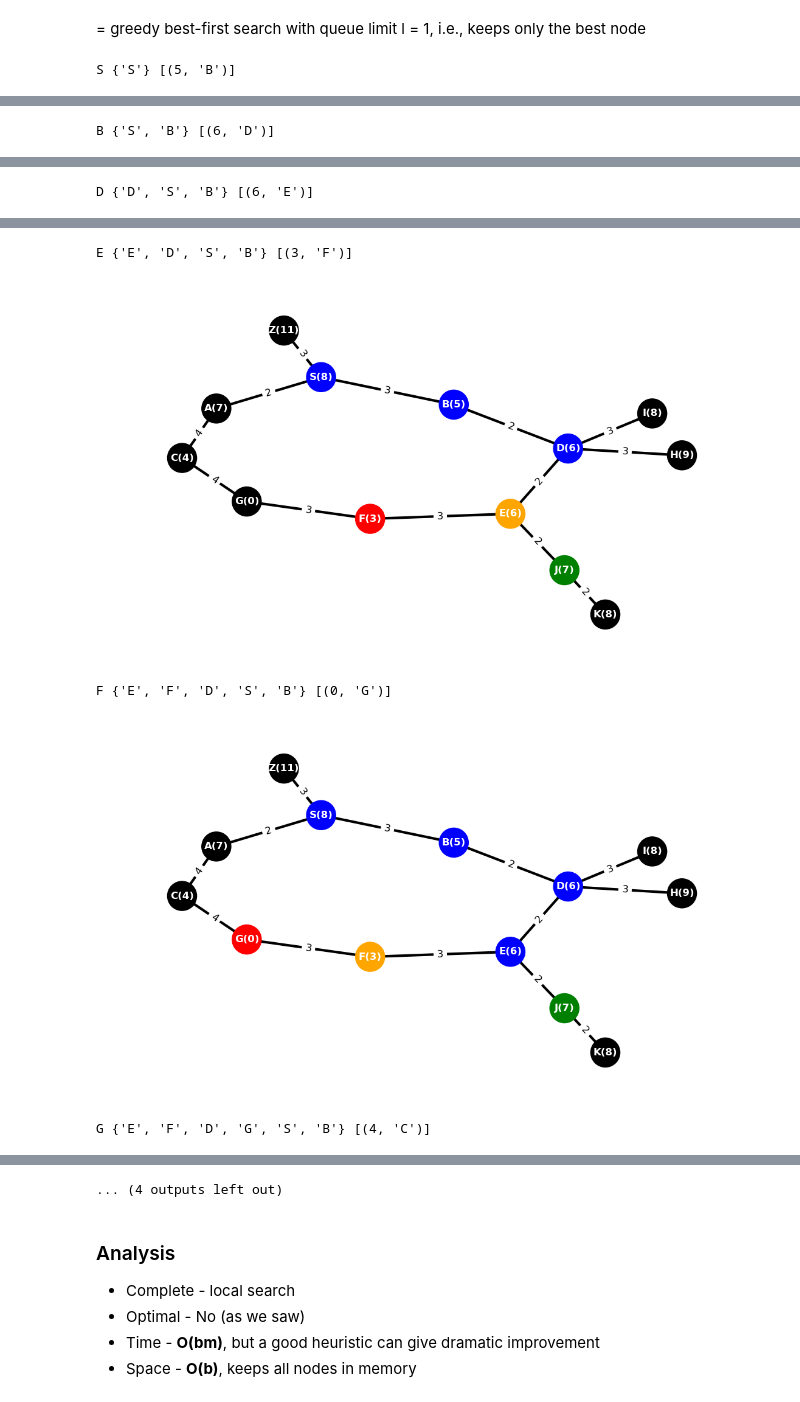
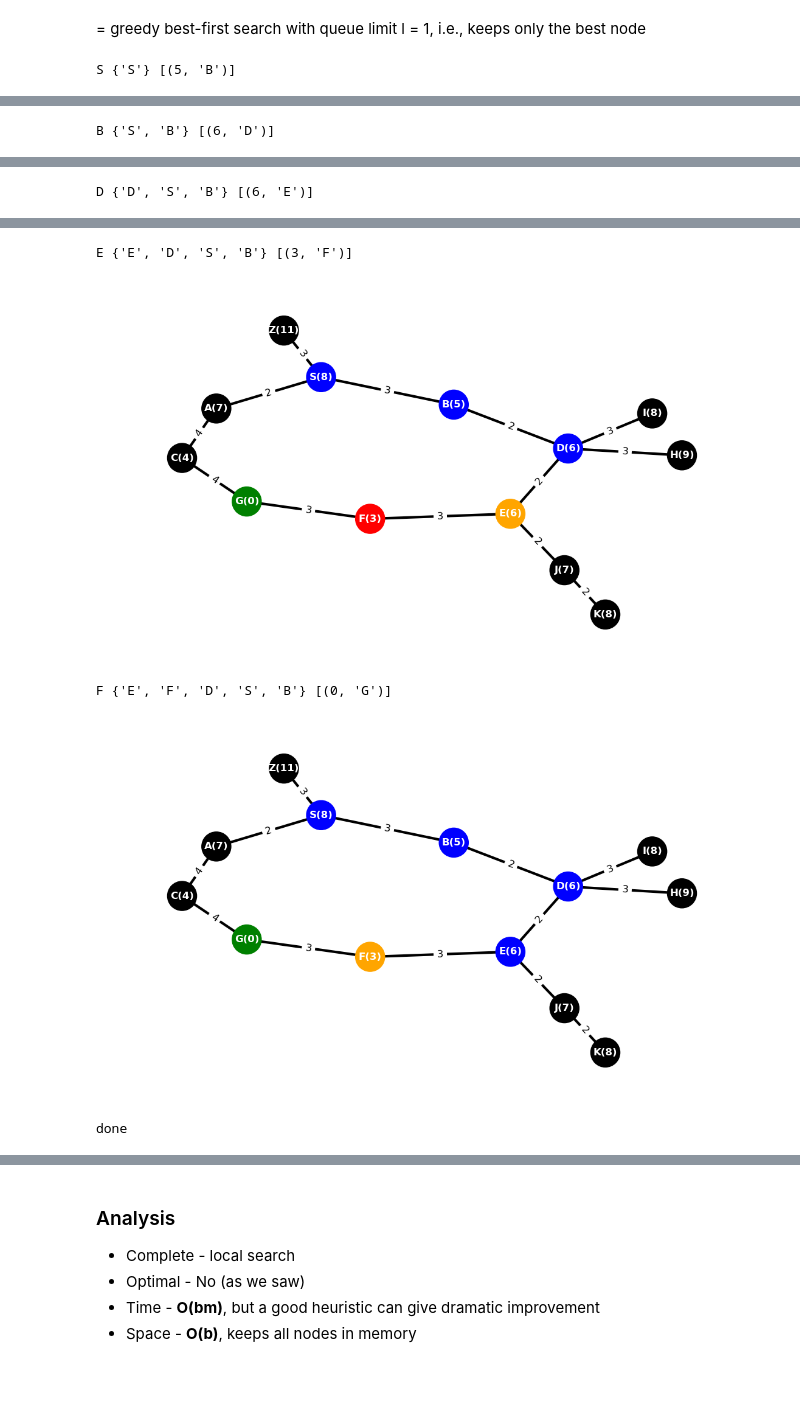
Before and after one commit to Aleksis99/Artificial-Intelligence, a Jupyter notebook: 02_Informed_search.ipynb, the cells around one changed output, grey strips where cells are left out. Drawn from its saved outputs; the diff is of its cells as text; code cells hidden in the pictures.

```diff
--- a/02_Informed_search.ipynb
+++ b/02_Informed_search.ipynb
@@ -295,6 +299,6 @@ i.e., keeps only the best node
 def hill_climbing(g, start, end):
     beam(g, start, end, 1)
 # %%
-hill_climbing(g, "S", "J")
+hill_climbing(g, "S", "G")
 # %% [output]
 S {'S'} [(5, 'B')]
@@ -306,5 +310,5 @@ D {'D', 'S', 'B'} [(6, 'E')]
 E {'E', 'D', 'S', 'B'} [(3, 'F')]
-[figure, old version]
+[figure, new version]
 F {'E', 'F', 'D', 'S', 'B'} [(0, 'G')]
-[figure, old version]
+[figure, new version]
-G {'E', 'F', 'D', 'G', 'S', 'B'} [(4, 'C')]
+done
@@ -312,4 +315,3 @@ G {'E', 'F', 'D', 'G', 'S', 'B'} [(4, 'C')]
-... (4 outputs left out)
 # %% [markdown]
 ### Analysis
  - Complete - local search
```
Also changed, not shown: parts of 3 cells of this notebook, 8 other files.
